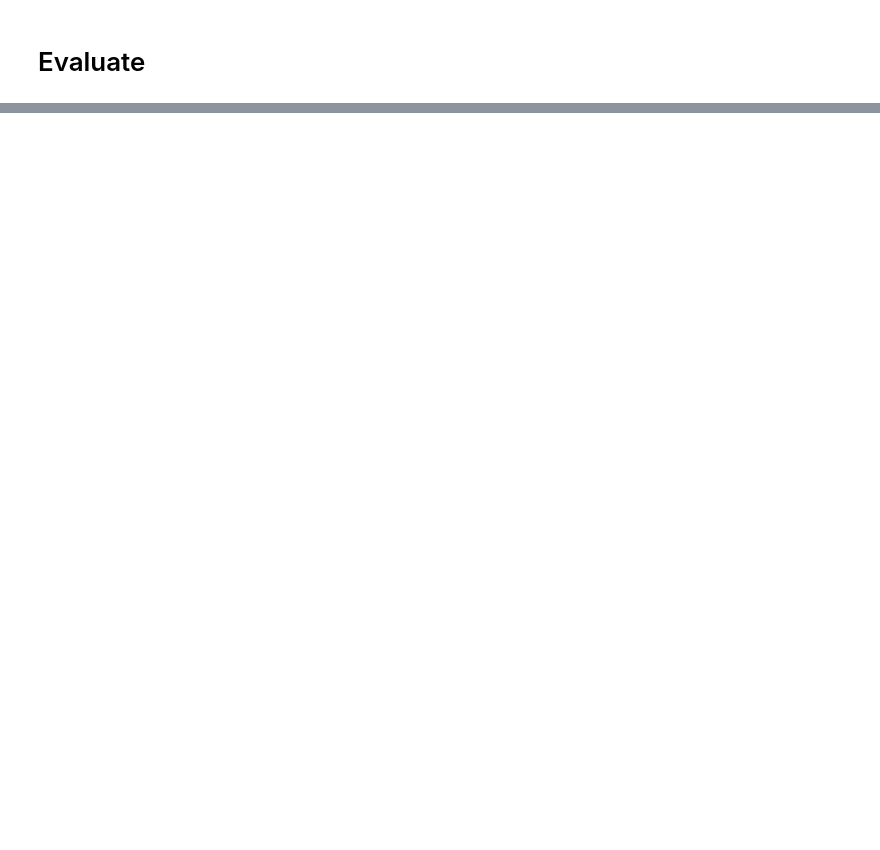
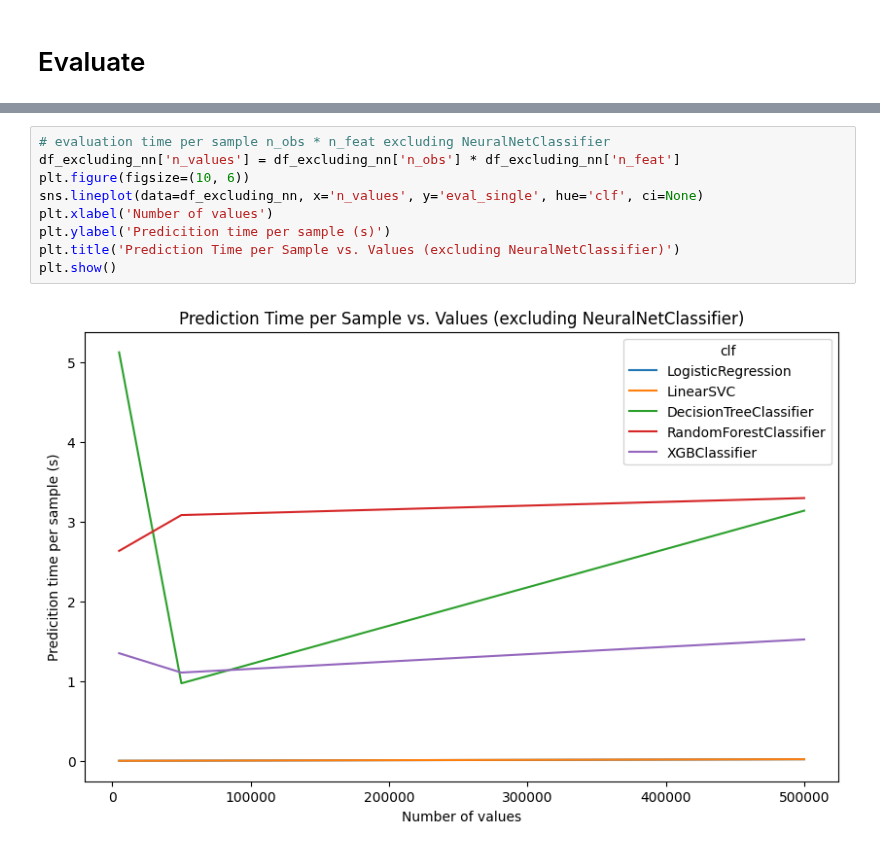
Before and after one commit to lstk44/Homomorphic-Encryption, a Jupyter notebook: HEBasicsNotebooks/ConcreteMLScalability.ipynb, the cells around one changed output, grey strips where cells are left out. Drawn from its saved outputs; the diff is of its cells as text; blank space fills up the shorter version.

```diff
--- a/HEBasicsNotebooks/ConcreteMLScalability.ipynb
+++ b/HEBasicsNotebooks/ConcreteMLScalability.ipynb
@@ -135,0 +98,11 @@ plt.show()
+# %%
+# evaluation time per sample n_obs * n_feat excluding NeuralNetClassifier
+df_excluding_nn['n_values'] = df_excluding_nn['n_obs'] * df_excluding_nn['n_feat']
+plt.figure(figsize=(10, 6))
+sns.lineplot(data=df_excluding_nn, x='n_values', y='eval_single', hue='clf', ci=None)
+plt.xlabel('Number of values')
+plt.ylabel('Predicition time per sample (s)')
+plt.title('Prediction Time per Sample vs. Values (excluding NeuralNetClassifier)')
+plt.show()
+# %% [output]
+[figure, added]
```
Also changed, not shown: parts of 8 cells of this notebook, 1 other file.
